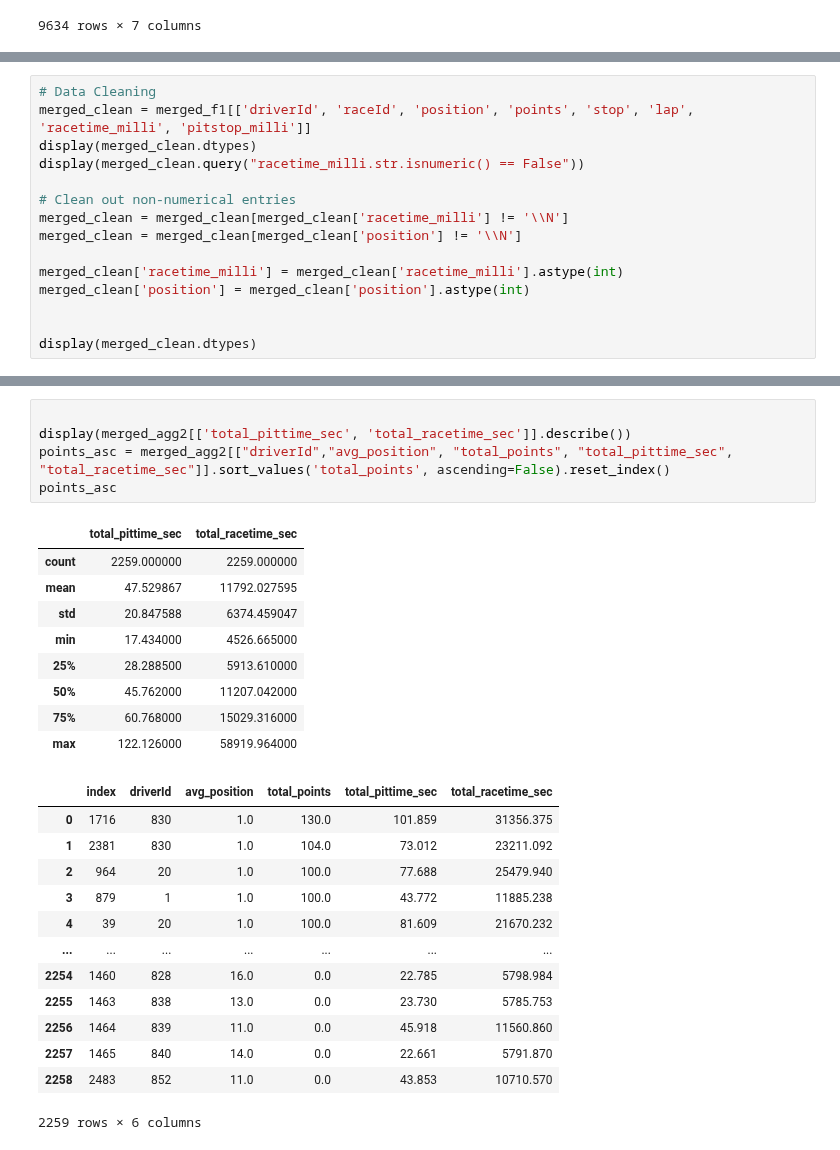
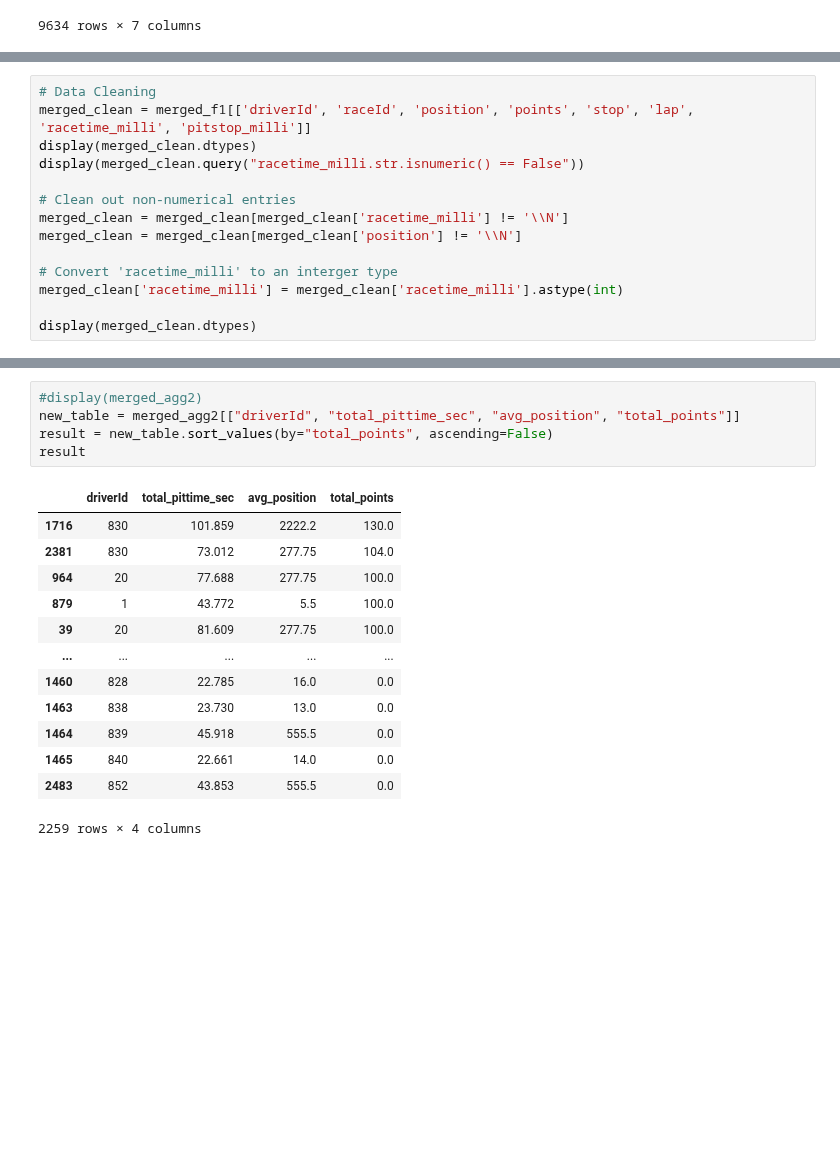
Before and after one commit to tdangi/qtm_final_project, a Jupyter notebook: qtm_moment.ipynb, the cells around one changed output, grey strips where cells are left out. Cells and saved outputs as stored; diff of their text form; blank space fills up the shorter version.

```diff
--- a/qtm_moment.ipynb
+++ b/qtm_moment.ipynb
@@ -215,9 +235,8 @@ display(merged_clean.query("racetime_milli.str.isnumeric() == False"))
 merged_clean = merged_clean[merged_clean['racetime_milli'] != '\\N']
 merged_clean = merged_clean[merged_clean['position'] != '\\N']
 
+# Convert 'racetime_milli' to an interger type
 merged_clean['racetime_milli'] = merged_clean['racetime_milli'].astype(int)
-merged_clean['position'] = merged_clean['position'].astype(int)
-
 
 display(merged_clean.dtypes)
 # %% [output]
@@ -364,31 +394,22 @@ Notes:
 [1] Standard Errors assume that the covariance matrix of the errors is correctly specified.
 [figure]
 # %%
-
-display(merged_agg2[['total_pittime_sec', 'total_racetime_sec']].describe())
-points_asc = merged_agg2[["driverId","avg_position", "total_points", "total_pittime_sec", "total_racetime_sec"]].sort_values('total_points', ascending=False).reset_index()
-points_asc
+#display(merged_agg2)
+new_table = merged_agg2[["driverId", "total_pittime_sec", "avg_position", "total_points"]]
+result = new_table.sort_values(by="total_points", ascending=False)
+result
 # %% [output]
-|  | total_pittime_sec | total_racetime_sec |
-| count | 2259.000000 | 2259.000000 |
-| mean | 47.529867 | 11792.027595 |
-| std | 20.847588 | 6374.459047 |
-| min | 17.434000 | 4526.665000 |
-| 25% | 28.288500 | 5913.610000 |
-| 50% | 45.762000 | 11207.042000 |
-| 75% | 60.768000 | 15029.316000 |
-| max | 122.126000 | 58919.964000 |
+|  | driverId | total_pittime_sec | avg_position | total_points |
+| 1716 | 830 | 101.859 | 2222.2 | 130.0 |
+| 2381 | 830 | 73.012 | 277.75 | 104.0 |
+| 964 | 20 | 77.688 | 277.75 | 100.0 |
+| 879 | 1 | 43.772 | 5.5 | 100.0 |
+| 39 | 20 | 81.609 | 277.75 | 100.0 |
+| ... | ... | ... | ... | ... |
+| 1460 | 828 | 22.785 | 16.0 | 0.0 |
+| 1463 | 838 | 23.730 | 13.0 | 0.0 |
+| 1464 | 839 | 45.918 | 555.5 | 0.0 |
+| 1465 | 840 | 22.661 | 14.0 | 0.0 |
+| 2483 | 852 | 43.853 | 555.5 | 0.0 |
-|  | index | driverId | avg_position | total_points | total_pittime_sec | total_racetime_sec |
-| 0 | 1716 | 830 | 1.0 | 130.0 | 101.859 | 31356.375 |
-| 1 | 2381 | 830 | 1.0 | 104.0 | 73.012 | 23211.092 |
-| 2 | 964 | 20 | 1.0 | 100.0 | 77.688 | 25479.940 |
-| 3 | 879 | 1 | 1.0 | 100.0 | 43.772 | 11885.238 |
-| 4 | 39 | 20 | 1.0 | 100.0 | 81.609 | 21670.232 |
-| ... | ... | ... | ... | ... | ... | ... |
-| 2254 | 1460 | 828 | 16.0 | 0.0 | 22.785 | 5798.984 |
-| 2255 | 1463 | 838 | 13.0 | 0.0 | 23.730 | 5785.753 |
-| 2256 | 1464 | 839 | 11.0 | 0.0 | 45.918 | 11560.860 |
-| 2257 | 1465 | 840 | 14.0 | 0.0 | 22.661 | 5791.870 |
-| 2258 | 2483 | 852 | 11.0 | 0.0 | 43.853 | 10710.570 |
-2259 rows × 6 columns
+2259 rows × 4 columns
 # %% [markdown]
```
Also changed, not shown: parts of 27 cells of this notebook.
